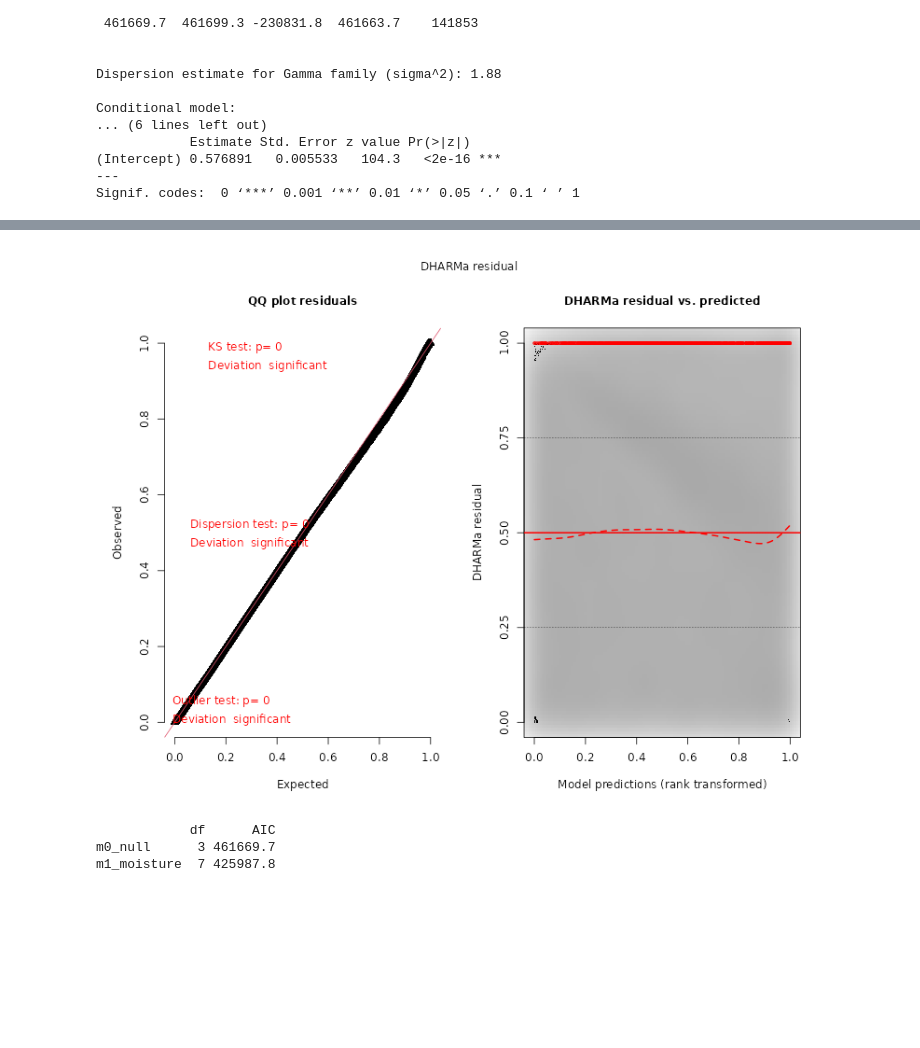
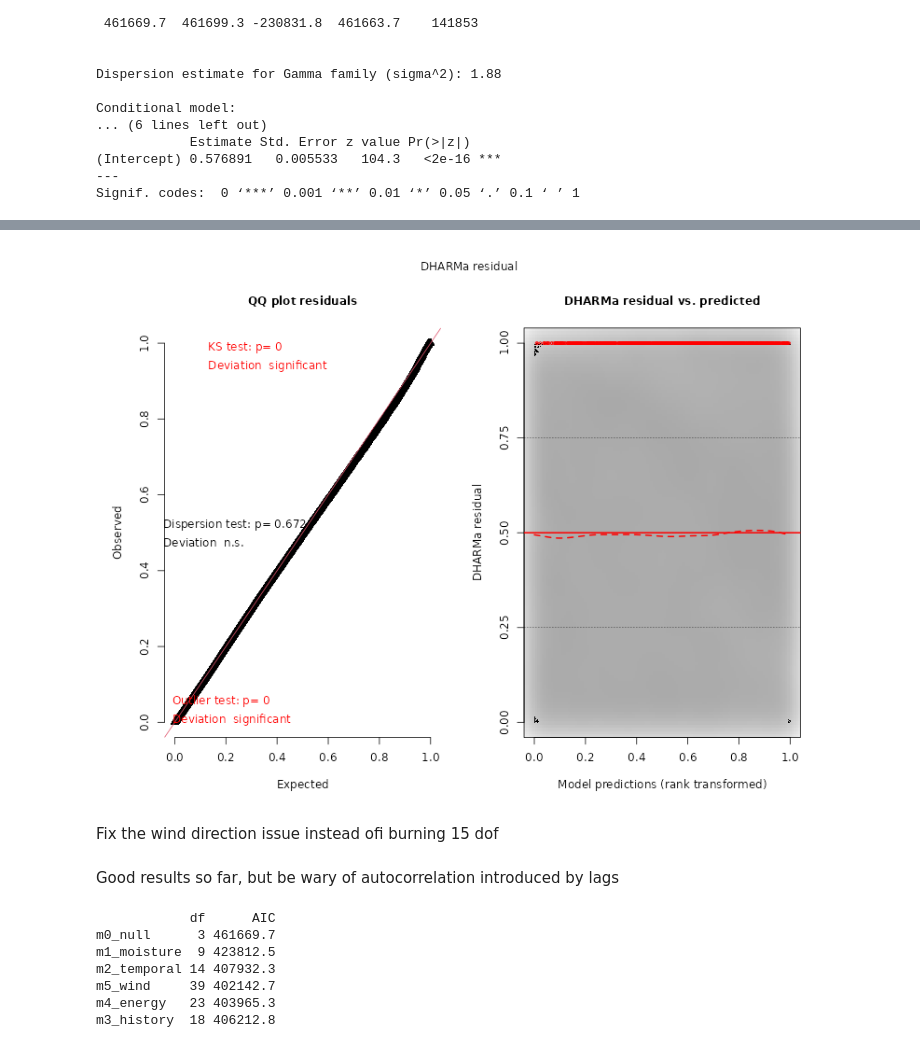
Before and after one commit to Chrisolande/Statistical-Inference-Zero-Inflated-Models, a Jupyter notebook: ausweather.ipynb, the cells around one changed output, grey strips where cells are left out. Cells and saved outputs as stored; diff of their text form; code cells hidden in the pictures; blank space fills up the shorter version.

Commit message:
Fit model stepwise
Implementation done in steps. Note: We need to be wary of model parsimony and autocorrelation in the rainfall data moving forward.

```diff
--- a/ausweather.ipynb
+++ b/ausweather.ipynb
@@ -1205,2 +1217,6 @@ dewpoint_9am -0.0003219  0.0061536   -0.05    0.958
 ---
 Signif. codes:  0 ‘***’ 0.001 ‘**’ 0.01 ‘*’ 0.05 ‘.’ 0.1 ‘ ’ 1
+# %%
+m2_temporal <- update(m1_moisture, . ~ . + day_cos + day_sin,
+                      ziformula = ~ humidity3pm + dewpoint_9am + rain_yesterday + cloud_development + pressure_change)
+summary(m2_temporal)
@@ -1206,0 +1241,4 @@ Signif. codes:  0 ‘***’ 0.001 ‘**’ 0.01 ‘*’ 0.05 ‘.’ 0.1 ‘ ’
+# %%
+m3_history <- update(m2_temporal, . ~ . + rainfall_ma7 + days_since_rain + humidity_ma7 +rain_yesterday,
+                      ziformula = ~ humidity3pm + dewpoint_9am + rain_yesterday + cloud_development + pressure_change)
+summary(m3_history)
@@ -1206,0 +1263,4 @@ Signif. codes:  0 ‘***’ 0.001 ‘**’ 0.01 ‘*’ 0.05 ‘.’ 0.1 ‘ ’
+# %%
+m4_energy <- update(m3_history, . ~ . + sunshine + evaporation + instability_index + sun_humid_interaction + cloud_development,
+                      ziformula = ~ humidity3pm + dewpoint_9am + rain_yesterday + cloud_development + pressure_change)
+summary(m4_energy)
@@ -1206,0 +1285,4 @@ Signif. codes:  0 ‘***’ 0.001 ‘**’ 0.01 ‘*’ 0.05 ‘.’ 0.1 ‘ ’
+# %%
+m5_wind <- update(m4_energy, . ~ . + wind_gust_speed + wind_gust_speed + wind_dir9am,
+                      ziformula = ~ humidity3pm + dewpoint_9am + rain_yesterday + cloud_development + pressure_change)
+summary(m5_wind) # We might not even need the entire 16 point compass, the 4 cardinal points may just be enough instead of burning through 15 degrees of freedom
@@ -1207,13 +1307,21 @@ Signif. codes:  0 ‘***’ 0.001 ‘**’ 0.01 ‘*’ 0.05 ‘.’ 0.1 ‘ ’
 # %%
 library(DHARMa)
 
-res <- simulateResiduals(m1_moisture)
+res <- simulateResiduals(m5_wind)
 plot(res)
 # %% [output]
-[figure, old version]
+[figure, new version]
+# %% [markdown]
+Fix the wind direction issue instead ofi burning 15 dof
+# %% [markdown]
+Good results so far, but be wary of autocorrelation introduced by lags
 # %%
-AIC(m0_null, m1_moisture)
+AIC(m0_null, m1_moisture, m2_temporal, m5_wind, m4_energy, m3_history)
 # %% [output]
             df      AIC
 m0_null      3 461669.7
-m1_moisture  7 425987.8
+m1_moisture  9 423812.5
+m2_temporal 14 407932.3
+m5_wind     39 402142.7
+m4_energy   23 403965.3
+m3_history  18 406212.8
```
Also changed, not shown: parts of 38 cells of this notebook.
